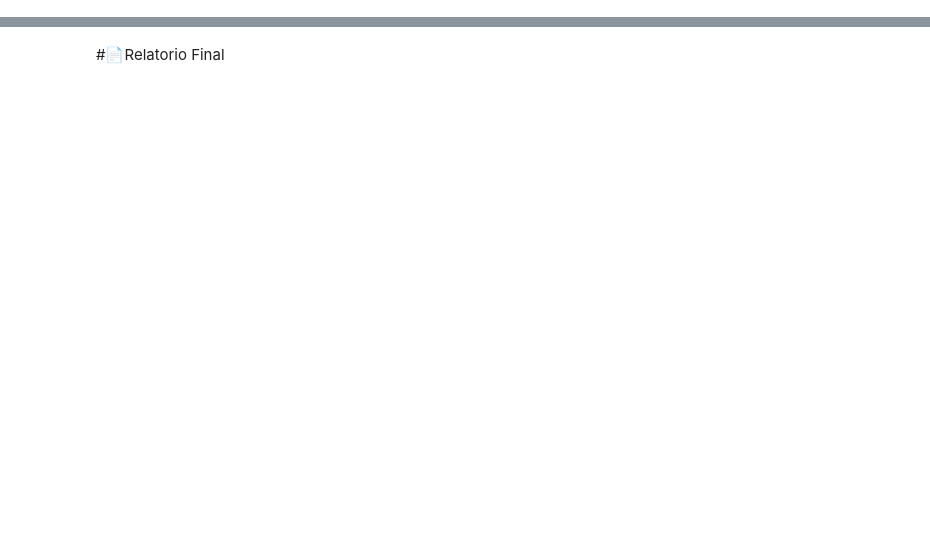
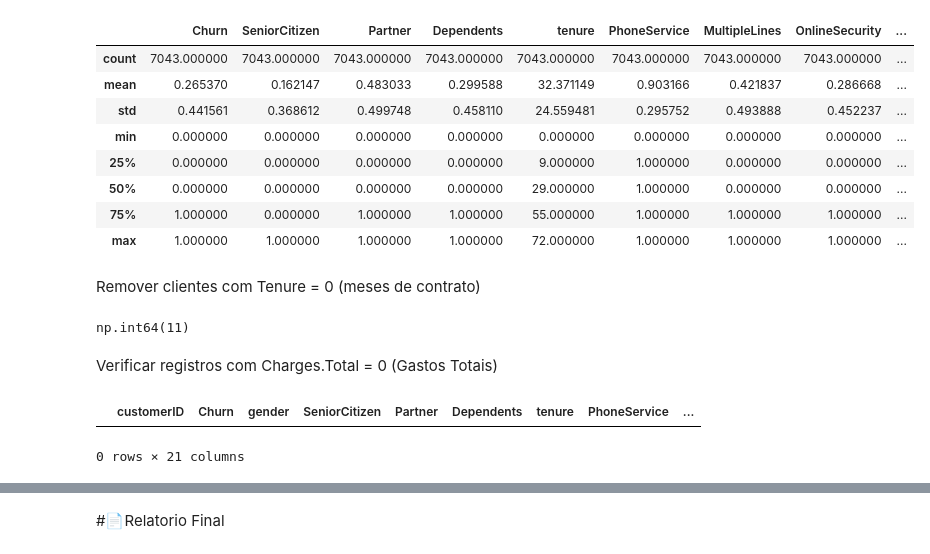
Before and after one commit to mauricioaalmeida/ONE-TelecomX, a Jupyter notebook: TelecomX_BR.ipynb, the cells around one changed output, grey strips where cells are left out. Cells and saved outputs as stored; diff of their text form; code cells hidden in the pictures; blank space fills up the shorter version.

```diff
--- a/TelecomX_BR.ipynb
+++ b/TelecomX_BR.ipynb
@@ -29,0 +280,2 @@ url =
+# %%
+df_prata['gender'] = df_prata['gender'].astype('category')
@@ -29,0 +291,2 @@ url =
+# %%
+df_prata['Contract'] = df_prata['Contract'].astype('category')
@@ -29,0 +303,2 @@ url =
+# %%
+df_prata['PaymentMethod'] = df_prata['PaymentMethod'].astype('category')
@@ -29,0 +314,2 @@ url =
+# %%
+df_prata['InternetService'] = df_prata['InternetService'].astype('category')
@@ -29,0 +344,18 @@ url =
+# %%
+df_prata.describe()
+# %% [output]
+|  | Churn | SeniorCitizen | Partner | Dependents | tenure | PhoneService | MultipleLines | OnlineSecurity | ... |
+| count | 7043.000000 | 7043.000000 | 7043.000000 | 7043.000000 | 7043.000000 | 7043.000000 | 7043.000000 | 7043.000000 | ... |
+| mean | 0.265370 | 0.162147 | 0.483033 | 0.299588 | 32.371149 | 0.903166 | 0.421837 | 0.286668 | ... |
+| std | 0.441561 | 0.368612 | 0.499748 | 0.458110 | 24.559481 | 0.295752 | 0.493888 | 0.452237 | ... |
+| min | 0.000000 | 0.000000 | 0.000000 | 0.000000 | 0.000000 | 0.000000 | 0.000000 | 0.000000 | ... |
+| 25% | 0.000000 | 0.000000 | 0.000000 | 0.000000 | 9.000000 | 1.000000 | 0.000000 | 0.000000 | ... |
+| 50% | 0.000000 | 0.000000 | 0.000000 | 0.000000 | 29.000000 | 1.000000 | 0.000000 | 0.000000 | ... |
+| 75% | 1.000000 | 0.000000 | 1.000000 | 1.000000 | 55.000000 | 1.000000 | 1.000000 | 1.000000 | ... |
+| max | 1.000000 | 1.000000 | 1.000000 | 1.000000 | 72.000000 | 1.000000 | 1.000000 | 1.000000 | ... |
+# %% [markdown]
+Remover clientes com Tenure = 0 (meses de contrato)
+# %%
+df_prata.query('tenure == 0')['customerID'].count()
+# %% [output]
+np.int64(11)
@@ -29,0 +364,7 @@ url =
+# %% [markdown]
+Verificar registros com Charges.Total = 0 (Gastos Totais)
+# %%
+df_prata.query('`Charges.Total` == 0')
+# %% [output]
+|  | customerID | Churn | gender | SeniorCitizen | Partner | Dependents | tenure | PhoneService | ... |
+0 rows × 21 columns
```
Also changed, not shown: parts of 63 cells of this notebook.
